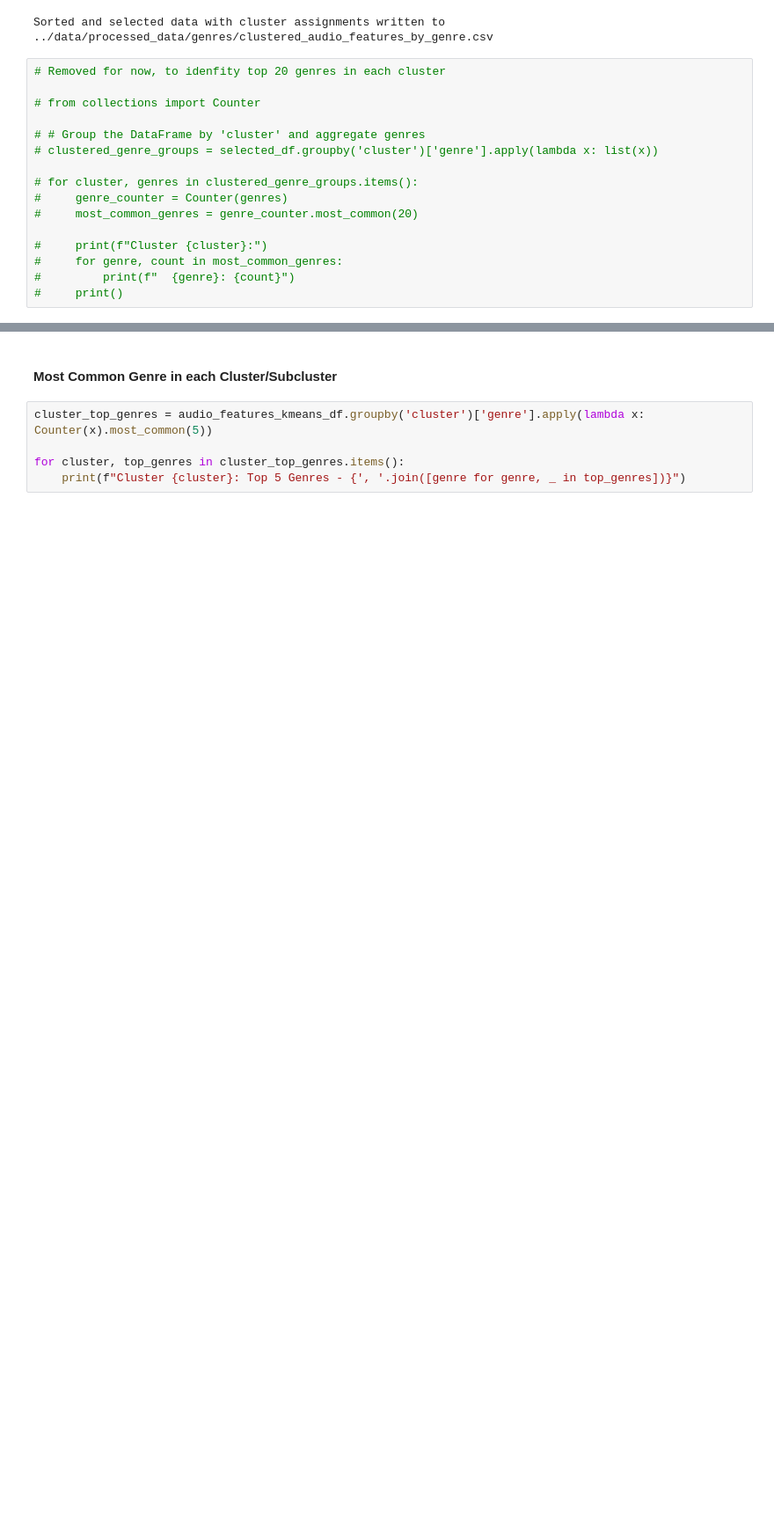
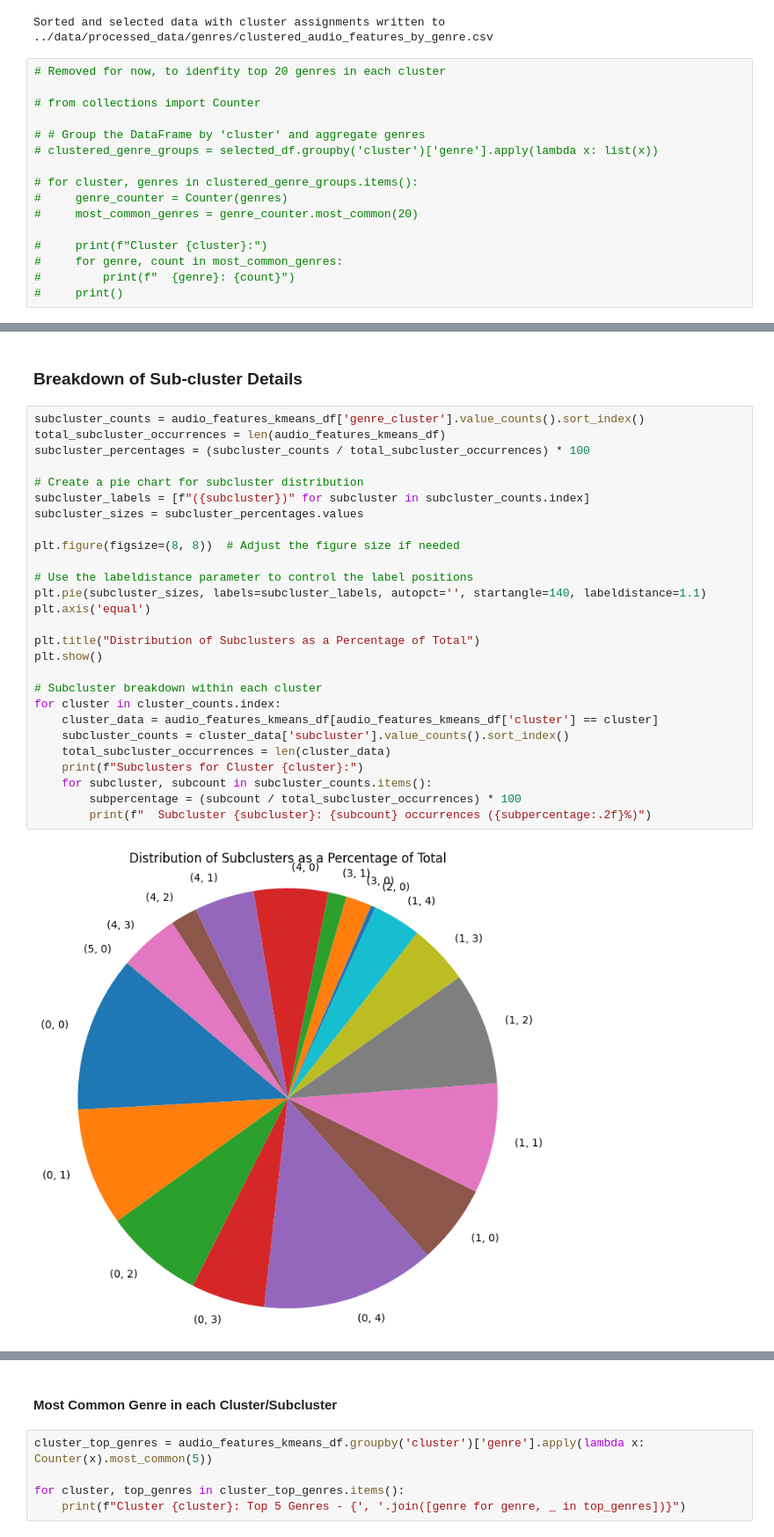
Before and after one commit to avock/TunesBlend-Engine, a Jupyter notebook: src/tunesblend_engine.ipynb, the cells around one changed output, grey strips where cells are left out. Shown: that part at 88% size. Cells and saved outputs as stored; diff of their text form; blank space fills up the shorter version.

```diff
--- a/src/tunesblend_engine.ipynb
+++ b/src/tunesblend_engine.ipynb
@@ -575,0 +531,31 @@ Cluster 6: 860 occurrences (0.27%)
+# %% [markdown]
+### Breakdown of Sub-cluster Details
+# %%
+subcluster_counts = audio_features_kmeans_df['genre_cluster'].value_counts().sort_index()
+total_subcluster_occurrences = len(audio_features_kmeans_df)
+subcluster_percentages = (subcluster_counts / total_subcluster_occurrences) * 100
+
+# Create a pie chart for subcluster distribution
+subcluster_labels = [f"({subcluster})" for subcluster in subcluster_counts.index]
+subcluster_sizes = subcluster_percentages.values
+
+plt.figure(figsize=(8, 8))  # Adjust the figure size if needed
+
+# Use the labeldistance parameter to control the label positions
+plt.pie(subcluster_sizes, labels=subcluster_labels, autopct='', startangle=140, labeldistance=1.1)
+plt.axis('equal')
+
+plt.title("Distribution of Subclusters as a Percentage of Total")
+plt.show()
+
+# Subcluster breakdown within each cluster
+for cluster in cluster_counts.index:
+    cluster_data = audio_features_kmeans_df[audio_features_kmeans_df['cluster'] == cluster]
+    subcluster_counts = cluster_data['subcluster'].value_counts().sort_index()
+    total_subcluster_occurrences = len(cluster_data)
+    print(f"Subclusters for Cluster {cluster}:")
+    for subcluster, subcount in subcluster_counts.items():
+        subpercentage = (subcount / total_subcluster_occurrences) * 100
+        print(f"  Subcluster {subcluster}: {subcount} occurrences ({subpercentage:.2f}%)")
+# %% [output]
+[figure, added]
```
Also changed, not shown: parts of 26 cells of this notebook.
